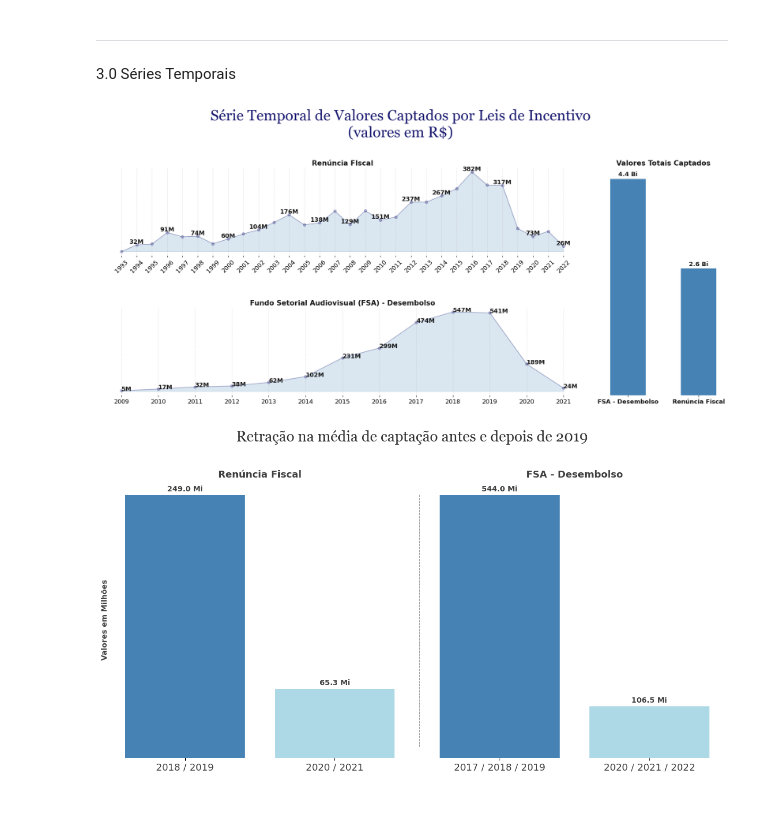
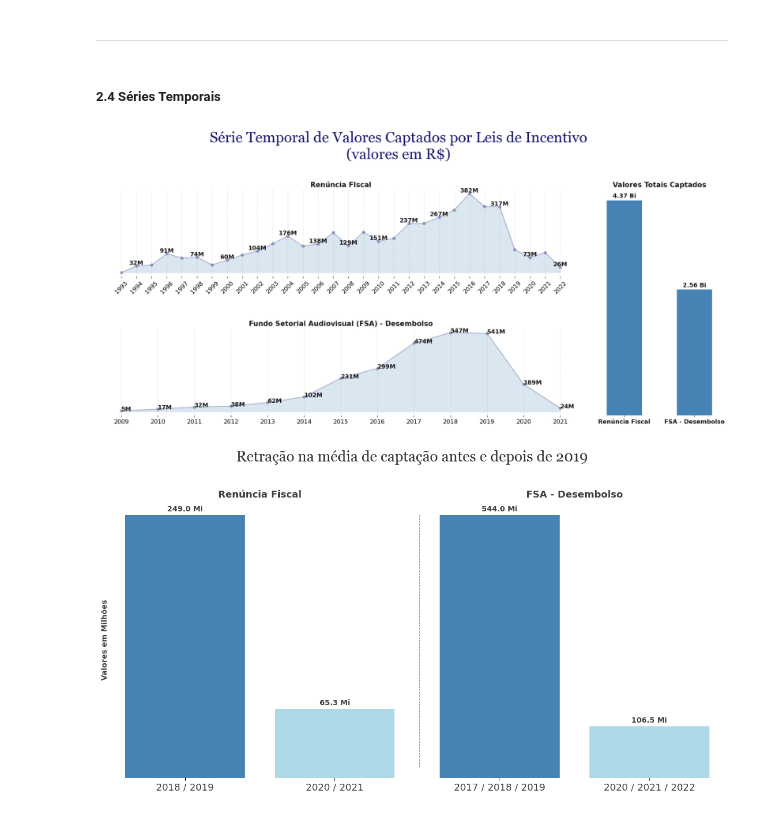
Before and after one commit to fonsecadados/AgenciaNacionalDoCinema_ANCINE, a Jupyter notebook: ANCINE_DesafiosEOportunidades.ipynb, the cells around one changed output. Drawn from its saved outputs; the diff is of its cells as text; code cells hidden in the pictures.

```diff
--- a/ANCINE_DesafiosEOportunidades.ipynb
+++ b/ANCINE_DesafiosEOportunidades.ipynb
@@ -854,8 +854,8 @@ plt.show()
 [figure]
 # %% [markdown]
 ---
-# %% [markdown]
-3.0 Séries Temporais
+# %% [markdown]
+##### 2.4 Séries Temporais
 # %%
 df_serie_temp_renun_fiscal = proj_renuncia_fiscal[['DT_APROVACAO_CAPTACAO', 'TOTAL_CAPTADO']]
 df_serie_temp_renun_fiscal['TOTAL_CAPTADO'] = df_serie_temp_renun_fiscal['TOTAL_CAPTADO'].str.replace(',', '.').astype(float)
@@ -926,40 +926,40 @@ def grafico_fsa_renuncia_fiscal():
 
     # Plotting for axs[2]
 
-    axs[2].bar(['FSA - Desembolso', 'Renúncia Fiscal'], [total_renun_fiscal, total_fsa_desembolso], width=0.5, color='steelblue')
+    axs[2].bar(['Renúncia Fiscal', 'FSA - Desembolso'], [total_renun_fiscal, total_fsa_desembolso], width=0.5, color='steelblue')
     for rect in axs[2].patches:
         height = rect.get_height()
         value_in_billions = height / 1e9  # Convert value to billions
-        rounded_value = round(value_in_billions, 1)  # Round to one decimal place
-        annot_text = f'{rounded_value:,.1f} Bi'
+        rounded_value = round(value_in_billions, 2)  # Round to one decimal place
+        annot_text = f'{rounded_value:,.2f} Bi'
         axs[2].annotate(annot_text, xy=(rect.get_x() + rect.get_width() / 2  , height), xytext=(0, 3), textcoords="offset points", ha='center', va='bottom', fontweight='bold', fontsize=13, alpha=0.9)
-    axs[2].set_xticklabels(['FSA - Desembolso', 'Renúncia Fiscal'], rotation=0, fontweight='bold', alpha=0.9)
+    axs[2].set_xticklabels(['Renúncia Fiscal', 'FSA - Desembolso'], rotation=0, fontweight='bold', alpha=0.9)
     axs[2].set_title('Valores Totais Captados', fontsize=15, fontweight='bold', alpha=0.9)
     # Set tick parameters and labels
     for ax_single in axs:
         ax_single.tick_params(axis='both', which='major', labelsize=13)
         ax_single.set_ylabel(None)
         ax_single.set_yticks([])
 
     # Remove spines
     for ax_single in axs:
         ax_single.spines['top'].set_visible(False)
         ax_single.spines['right'].set_visible(False)
         ax_single.spines['bottom'].set_visible(False)
         ax_single.spines['left'].set_visible(False)
 
     # Adjust the spacing around subplots
     plt.subplots_adjust(top=0.95, bottom=0.1, wspace=0.1, hspace=0.6)
 
     # Add title
     fontprops = {'color': 'midnightblue', 'weight': 'bold', 'style': 'normal', 'family' : 'Georgia'}
     plt.suptitle('Série Temporal de Valores Captados por Leis de Incentivo\n(valores em R$)', fontdict=fontprops, fontsize=32, y=1.17)
     # Show the plot
     plt.show()
 
 grafico_fsa_renuncia_fiscal()
 # %% [output]
-[figure, old version]
+[figure, new version]
 # %%
 def retracao_media_antes_e_depois_2019():
    # Dados
```
Also changed, not shown: parts of 29 cells of this notebook.
